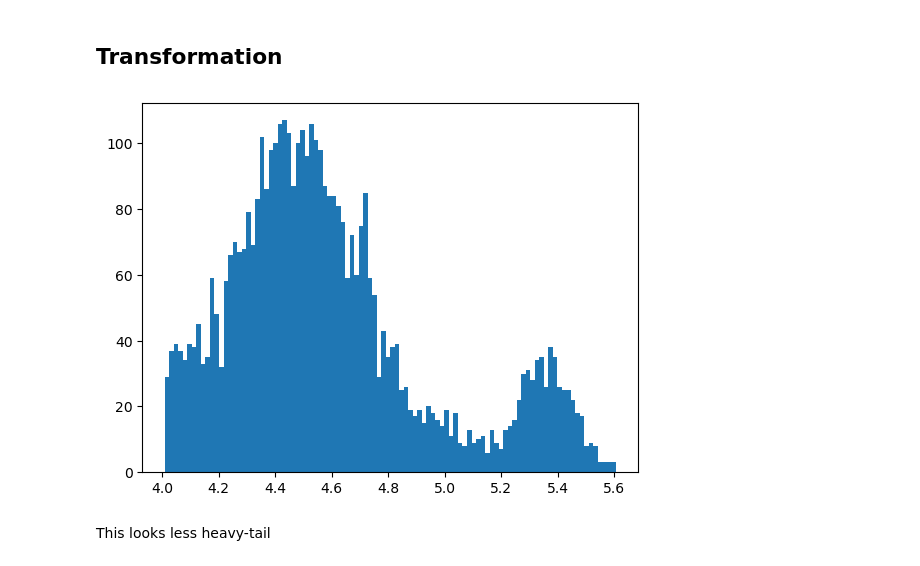
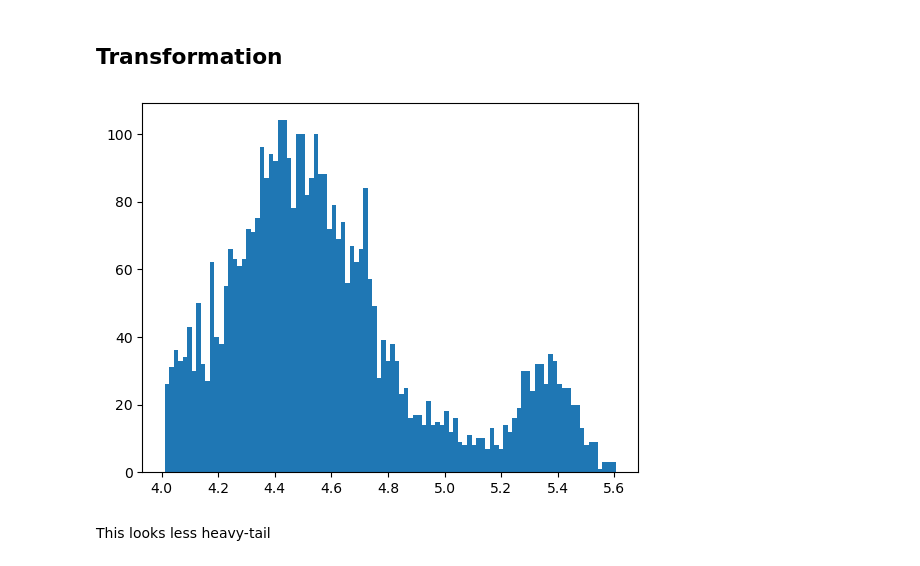
Before and after one commit to lenguyenthuyvan/M682finalproject, a Jupyter notebook: finalproject.ipynb, the cells around one changed output. Drawn from its saved outputs; the diff is of its cells as text; code cells hidden in the pictures.

```diff
--- a/finalproject.ipynb
+++ b/finalproject.ipynb
@@ -358,14 +335,14 @@ memory usage: 407.2 KB
 # %% [markdown]
 ## Transformation
-# %%
-from sklearn.preprocessing import FunctionTransformer
-log_transformer = FunctionTransformer(np.log,
-inverse_func=np.exp)
-log_avg_glucose_level= log_transformer.transform(stroke[["avg_glucose_level"]])
-plt.hist(log_avg_glucose_level, bins=100)
-plt.show()
-# %% [output]
-[figure, removed]
+# %%
+from sklearn.preprocessing import FunctionTransformer
+log_transformer = FunctionTransformer(np.log,
+inverse_func=np.exp)
+log_avg_glucose_level= log_transformer.transform(x_train[["avg_glucose_level"]])
+plt.hist(log_avg_glucose_level, bins=100)
+plt.show()
+# %% [output]
+[figure, added]
 # %% [markdown]
 This looks less heavy-tail
 # %%
```
Also changed, not shown: parts of 21 cells of this notebook.
